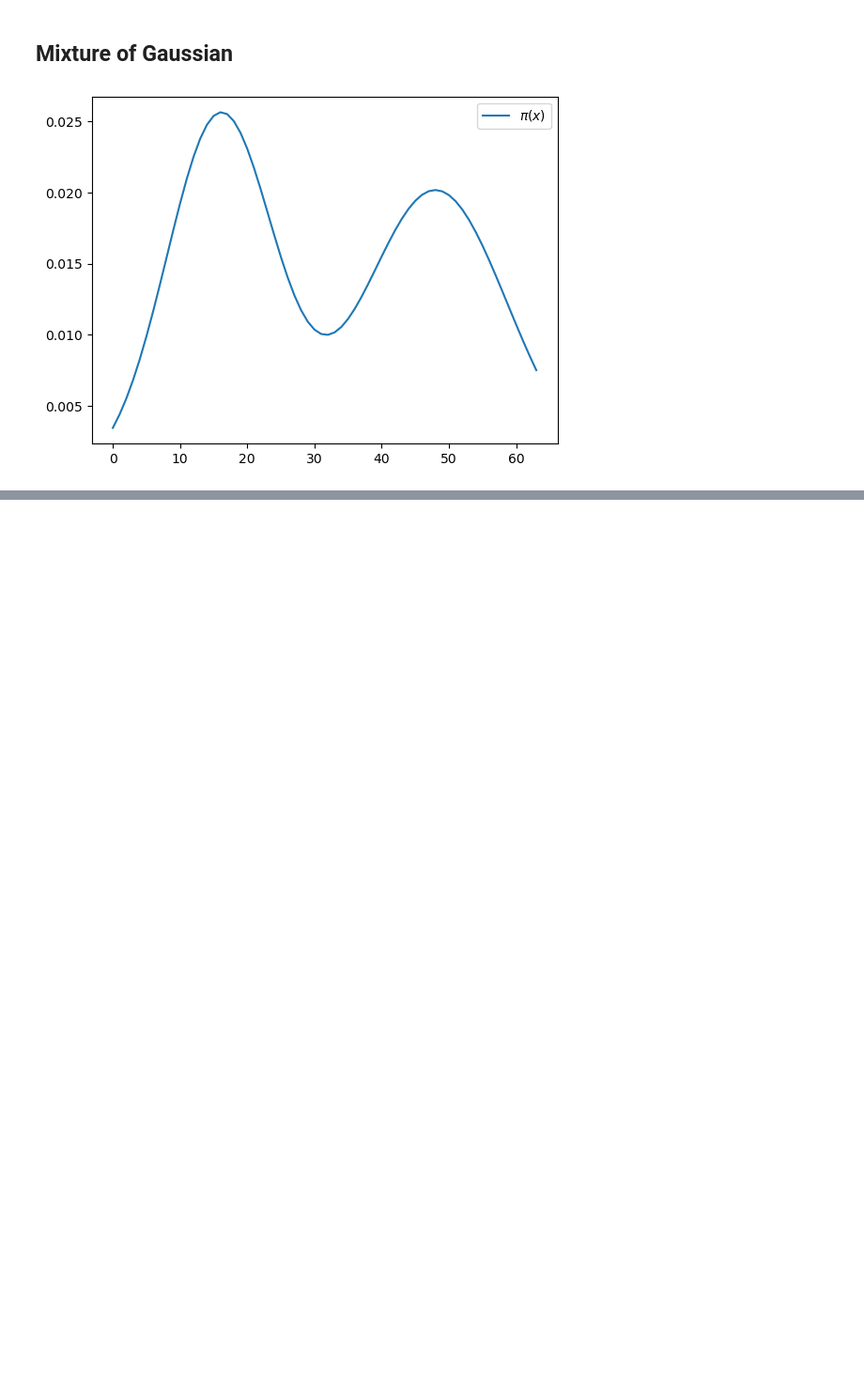
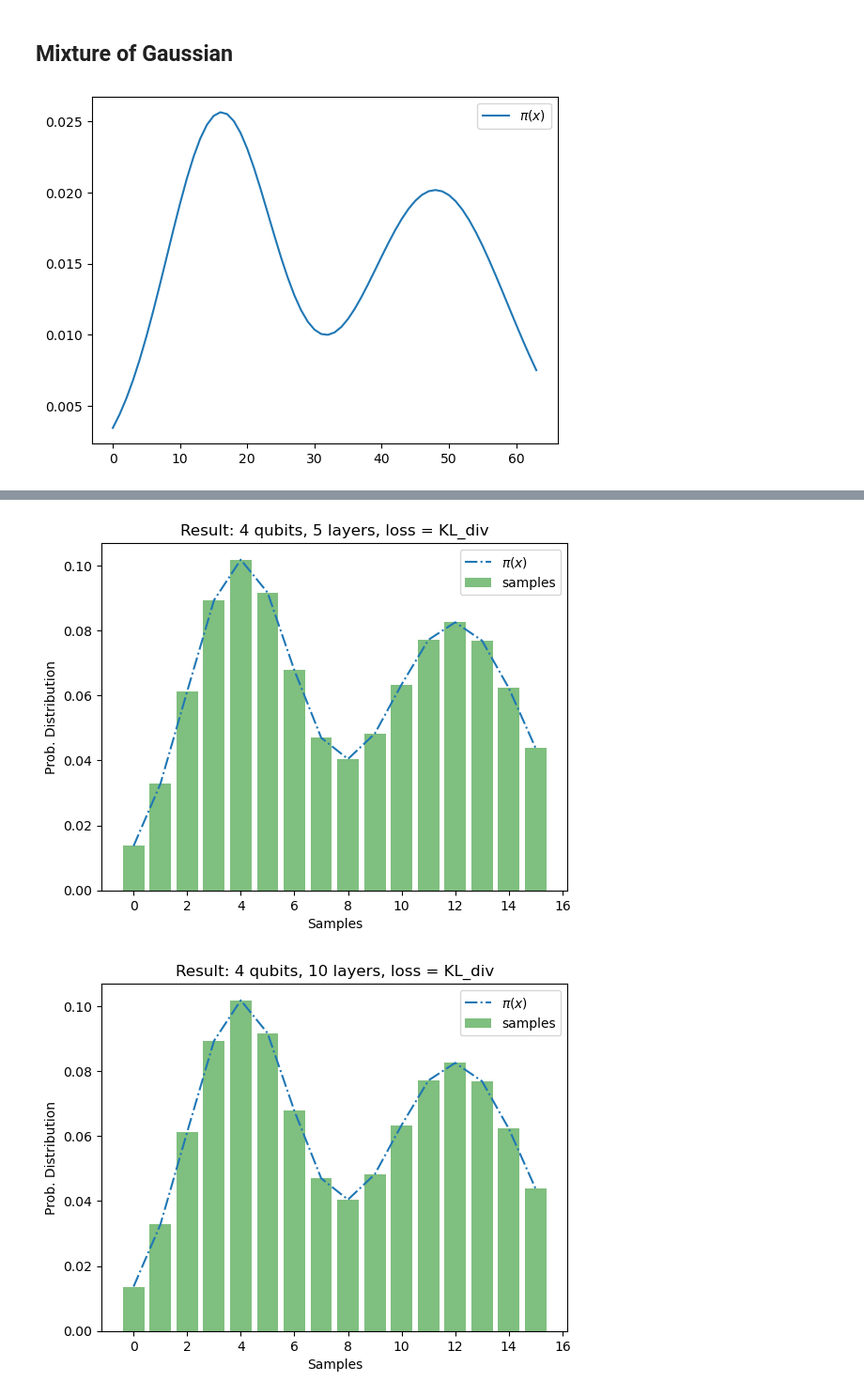
Before and after one commit to noorainnoorani/QCBM_HeavyTails, a Jupyter notebook: QCBM Higher Resolution.ipynb, the cells around one changed output, grey strips where cells are left out. Shown at 94% size. Drawn from its saved outputs; the diff is of its cells as text; code cells hidden in the pictures; blank space fills up the shorter version.

```diff
--- a/QCBM Higher Resolution.ipynb
+++ b/QCBM Higher Resolution.ipynb
@@ -40,0 +153,13 @@ plt.show()
+# %%
+for i, row in enumerate(nqubits_to_nlayers_iter):
+    plt.plot(n_layers, row, label=f'N_Qubits {i+4}', marker='o')
+
+# Adding labels, title, and legend
+plt.xlabel("N_layers")
+plt.ylabel("Iter to Tolerance")
+plt.title("Training time N Qubits vs N Layers")
+#plt.yscale("log")  # Log scale for better visualization of small values
+plt.legend()
+plt.grid(True, which="both", linestyle="--", linewidth=0.5)
+# plt.savefig(f"Analysis/N_QubitsvsN_Layers_NumIters_Convergence_MMD")
+plt.show()
@@ -108,8 +242,0 @@ def QCBM_n_qubits(n_layers = 4, n_qubits = 5):
-# %%
-n_layers = [5,10,20,50]
-# n_qubits = [4,6,8,10]
-# n_layers = [20]
-n_qubits = [4]
-for layer in tqdm(n_layers):
-    for qubits in n_qubits:
-        QCBM_n_qubits(n_layers = layer, n_qubits = qubits)
@@ -120,0 +243,24 @@ for layer in tqdm(n_layers):
+# %%
+n_layers = [5,10,20,30,40,50]
+n_qubits = [4,5,6,7,8,9]
+
+nqubits_to_nlayers_KL = []
+nqubits_to_nlayers_iterKL = []
+
+for qubits in n_qubits:
+    temp_lowest_kl = []
+    temp_iter = []
+    for layer in n_layers:
+        history, divs, lowest_kl = QCBM_n_qubits_KL_div(n_layers = layer, n_qubits = qubits)
+        # save history
+        np.save(f"Experiments/KL_More_Qubits/loss_qubits{qubits}_layers{layer}.npy", history)
+        # save divs
+        np.save(f"Experiments/KL_More_Qubits/kl_divs_qubits{qubits}_layers{layer}.npy", history)
+        # save lowest_kl
+        temp_lowest_kl.append(lowest_kl)
+        temp_iter.append(iter)
+    nqubits_to_nlayers_KL.append(temp_lowest_kl)
+    nqubits_to_nlayers_iterKL.append(temp_iter)
+# %% [output]
+[figure, added]
+[figure, added]
```
Also changed, not shown: parts of 9 cells of this notebook, 1 other file.
